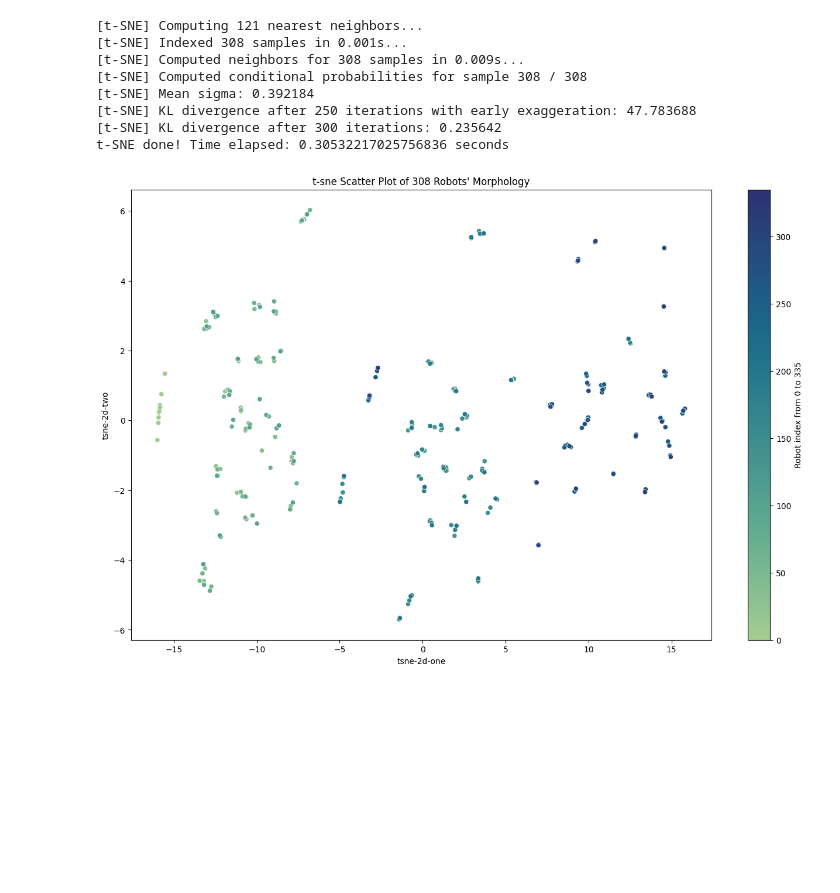
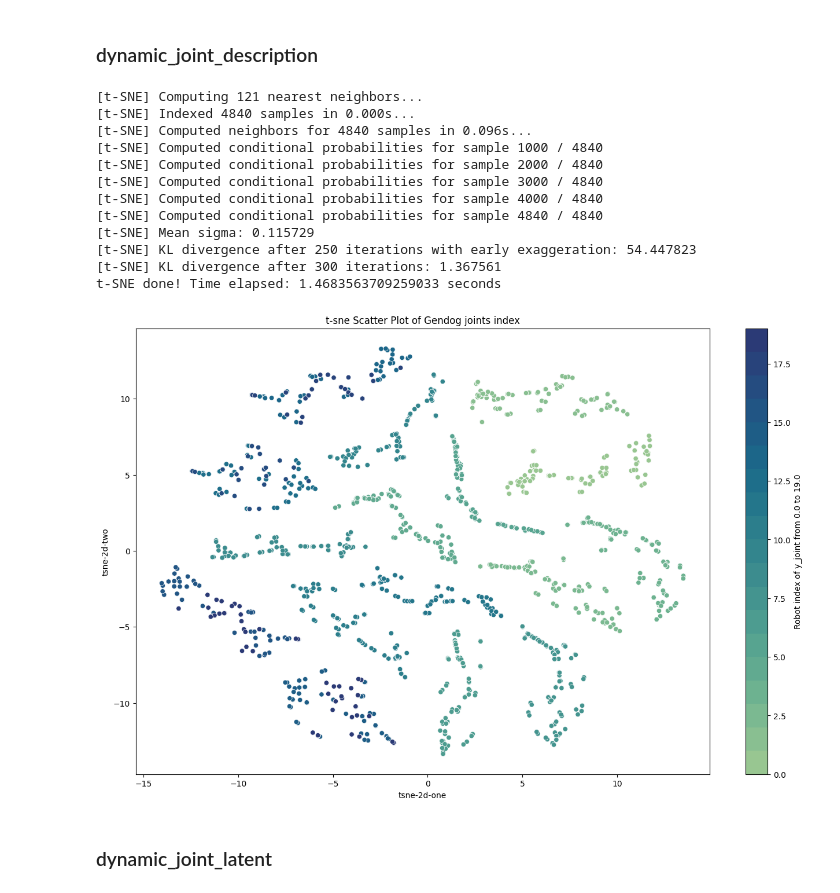
Before and after one commit to Dichen-Li/Adaptive-Embodiment, a Jupyter notebook: analysis/t-sne.ipynb, the cells around one changed output. Cells and saved outputs as stored; diff of their text form; code cells hidden in the pictures; blank space fills up the shorter version.

Commit message:
analyze Gendog joint index and Gendog index

```diff
--- a/analysis/t-sne.ipynb
+++ b/analysis/t-sne.ipynb
@@ -17,7 +17,7 @@ import seaborn as sns
 # %%
 import json
 import os
-description_log_file = os.path.join(os.path.dirname(os.getcwd()), "log_dir/scaling_factor_1.0_v3_worker0_maxfile5_no12-20250126T202952Z-001/scaling_factor_1.0_v3_worker0_maxfile5_no12/policy_description.json")
+description_log_file = os.path.join(os.path.dirname(os.getcwd()), "log_dir/urma_3robot/policy_description.json")
 # update the log file
 with open(description_log_file, 'r') as f:
     log_data = json.load(f)
@@ -51,0 +24,2 @@ df_subset = df[value_column]
+# %% [markdown]
+### dynamic_joint_description
@@ -52,20 +62,26 @@ df_subset = df[value_column]
 # %%
+value_column = range(num_features)
+df_value = df[value_column]
 time_start = time.time()
 tsne = TSNE(n_components=2, verbose=1, perplexity=40, max_iter=300)
-tsne_results = tsne.fit_transform(df_subset)
+tsne_results = tsne.fit_transform(df_value)
 print('t-SNE done! Time elapsed: {} seconds'.format(time.time()-time_start))
 
 df['tsne-2d-one'] = tsne_results[:,0]
 df['tsne-2d-two'] = tsne_results[:,1]
 # %% [output]
 [t-SNE] Computing 121 nearest neighbors...
-[t-SNE] Indexed 308 samples in 0.001s...
-[t-SNE] Computed neighbors for 308 samples in 0.009s...
-[t-SNE] Computed conditional probabilities for sample 308 / 308
-[t-SNE] Mean sigma: 0.392184
-[t-SNE] KL divergence after 250 iterations with early exaggeration: 47.783688
-[t-SNE] KL divergence after 300 iterations: 0.235642
-t-SNE done! Time elapsed: 0.30532217025756836 seconds
+[t-SNE] Indexed 4840 samples in 0.000s...
+[t-SNE] Computed neighbors for 4840 samples in 0.096s...
+[t-SNE] Computed conditional probabilities for sample 1000 / 4840
+[t-SNE] Computed conditional probabilities for sample 2000 / 4840
+[t-SNE] Computed conditional probabilities for sample 3000 / 4840
+[t-SNE] Computed conditional probabilities for sample 4000 / 4840
+[t-SNE] Computed conditional probabilities for sample 4840 / 4840
+[t-SNE] Mean sigma: 0.115729
+[t-SNE] KL divergence after 250 iterations with early exaggeration: 54.447823
+[t-SNE] KL divergence after 300 iterations: 1.367561
+t-SNE done! Time elapsed: 1.4683563709259033 seconds
 # %%
 import matplotlib.pyplot as plt
 import matplotlib.colors as mcolors
@@ -73,38 +89,45 @@ import seaborn as sns
 import numpy as np
 
 # Make sure y is numeric
-df["y"] = df["y"].astype(float)
+df["y_Gendog"] = df["y_Gendog"].astype(float)
+df["y_joint"] = df["y_joint"].astype(float)
+
+y_label = "y_joint"
+min_y_label = min(df[y_label])
+max_y_label = max(df[y_label])
 
 # Create a discrete palette and convert it to a ListedColormap
-discrete_palette = sns.color_palette("crest", 336)
+discrete_palette = sns.color_palette("crest", int(max_y_label))
 cmap = mcolors.ListedColormap(discrete_palette)
-norm = plt.Normalize(vmin=0, vmax=335)
+norm = plt.Normalize(vmin=min_y_label, vmax=max_y_label)
 
 # 1) Create a figure and axes explicitly
 fig, ax = plt.subplots(figsize=(16,10))
 
 # 2) Plot using the created axes
 scatter = sns.scatterplot(
     x="tsne-2d-one",
     y="tsne-2d-two",
-    hue="y",
+    hue=y_label,
     palette=cmap,
-    hue_norm=(0, 335),
+    hue_norm=(min_y_label, max_y_label),
     data=df,
     legend=False,   # Turn off the default Seaborn legend
     alpha=1,
     ax=ax           # Specify the axes here
 )
 
 # 3) Create a ScalarMappable for the colorbar
 sm = plt.cm.ScalarMappable(norm=norm, cmap=cmap)
 sm.set_array([])  # Needed for some matplotlib versions
 
 # 4) Add the colorbar, telling it which axes to steal space from
 cbar = fig.colorbar(sm, ax=ax)
-cbar.set_label("Robot index from 0 to 335")
+cbar.set_label(f"Robot index of {y_label} from {min_y_label} to {max_y_label}")
 
-plt.title("t-sne Scatter Plot of 308 Robots' Morphology")
+plt.title("t-sne Scatter Plot of Gendog joints index")
 plt.show()
 # %% [output]
-[figure, old version]
+[figure, new version]
+# %% [markdown]
+### dynamic_joint_latent
```
Also changed, not shown: parts of 7 cells of this notebook.
